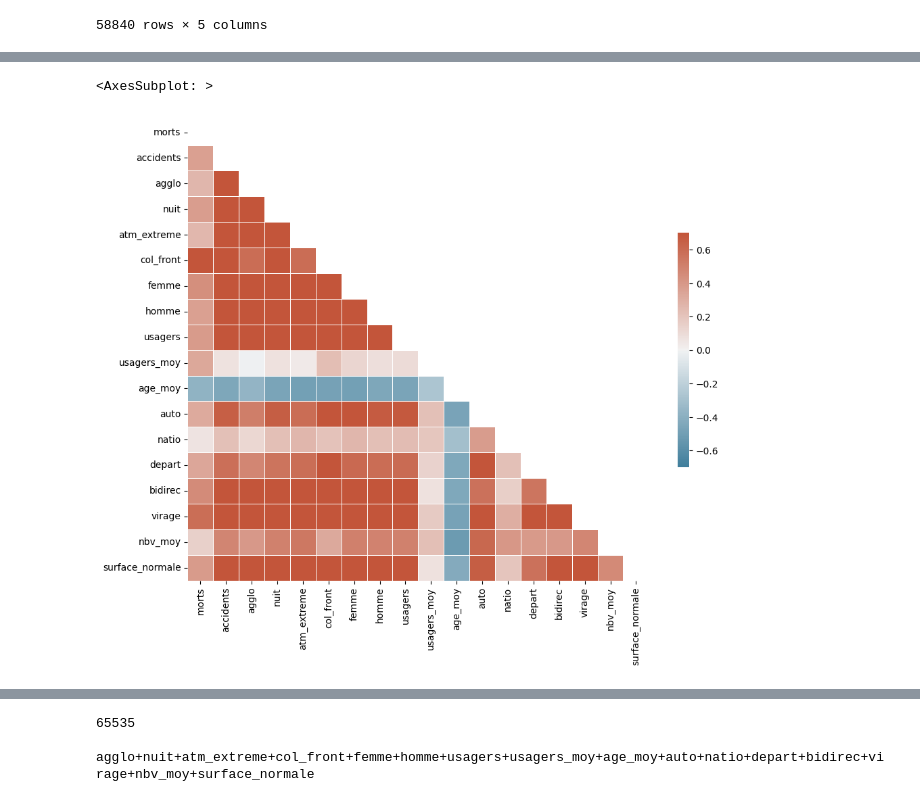
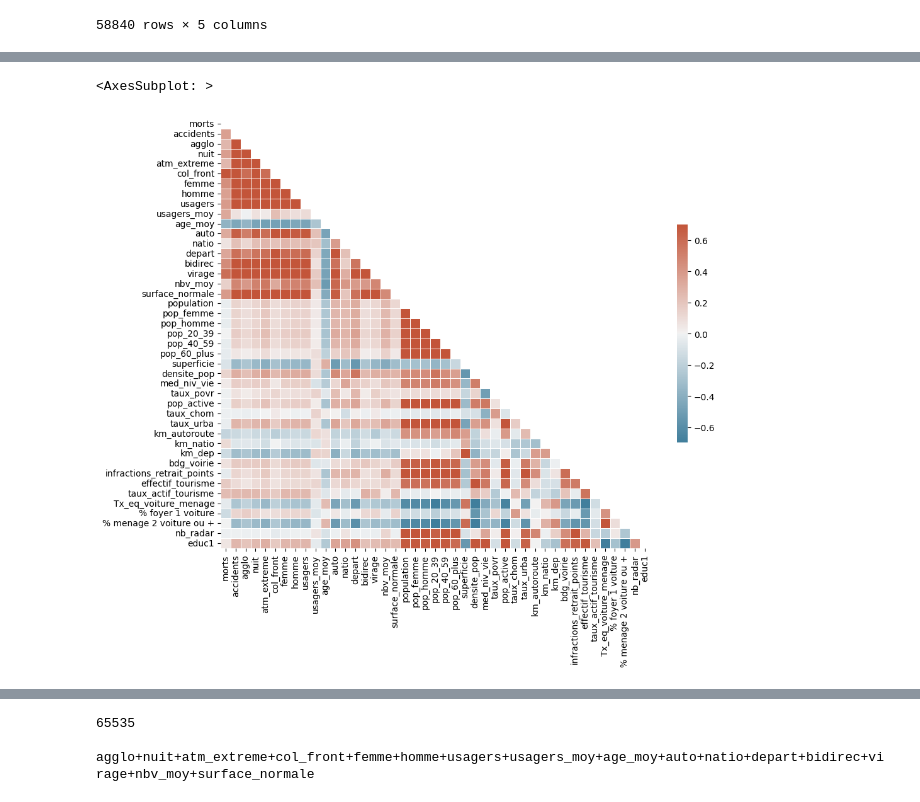
Before and after one commit to josephmosse/projet_econometrie, a Jupyter notebook: accidents.ipynb, the cells around one changed output, grey strips where cells are left out. Drawn from its saved outputs; the diff is of its cells as text; code cells hidden in the pictures.

```diff
--- a/accidents.ipynb
+++ b/accidents.ipynb
@@ -136,8 +136,10 @@ data['surface_normale'] = caracteristiques.groupby('dep')['surface_normale'].sum
 
 data = data.drop(data.index[96:])
 donnes_brut = donnes_brut.drop(donnes_brut.index[96:])
+allah = data.merge(donnes_brut)
 display(data)
 display(donnes_brut)
+display(allah)
 # %% [output]
 |  | morts | accidents | agglo | nuit | atm_extreme | col_front | femme | homme | usagers | usagers_moy | ... |
 | dep |  |  |  |  |  |  |  |  |  |  | ... |
@@ -170,21 +185,19 @@ display(donnes_brut)
 # %%
 # Matrice de corrélation
-corr = data.corr()
-
-
+corr = allah.corr()
 
 mask = np.triu(np.ones_like(corr, dtype=bool))
 
 # Set up the matplotlib figure
 f, ax = plt.subplots(figsize=(11, 9))
 
 # Generate a custom diverging colormap
 cmap = sns.diverging_palette(230, 20, as_cmap=True)
 
 
 # Draw the heatmap with the mask and correct aspect ratio
 sns.heatmap(corr , mask=mask, cmap=cmap, vmax=0.7, vmin=-0.7, center=0,
             square=True, linewidths=.5, cbar_kws={"shrink": .5})
 # %% [output]
 <AxesSubplot: >
-[figure, old version]
+[figure, new version]
```
Also changed, not shown: parts of 4 cells of this notebook, 3 other files.
